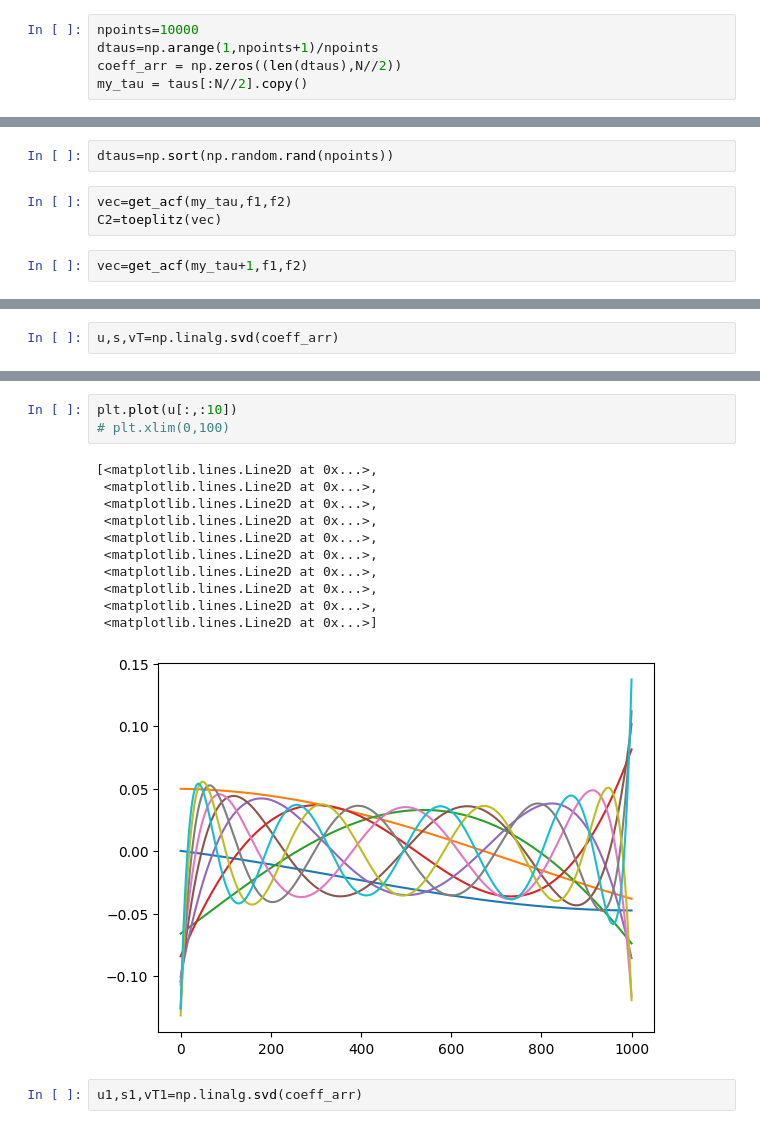
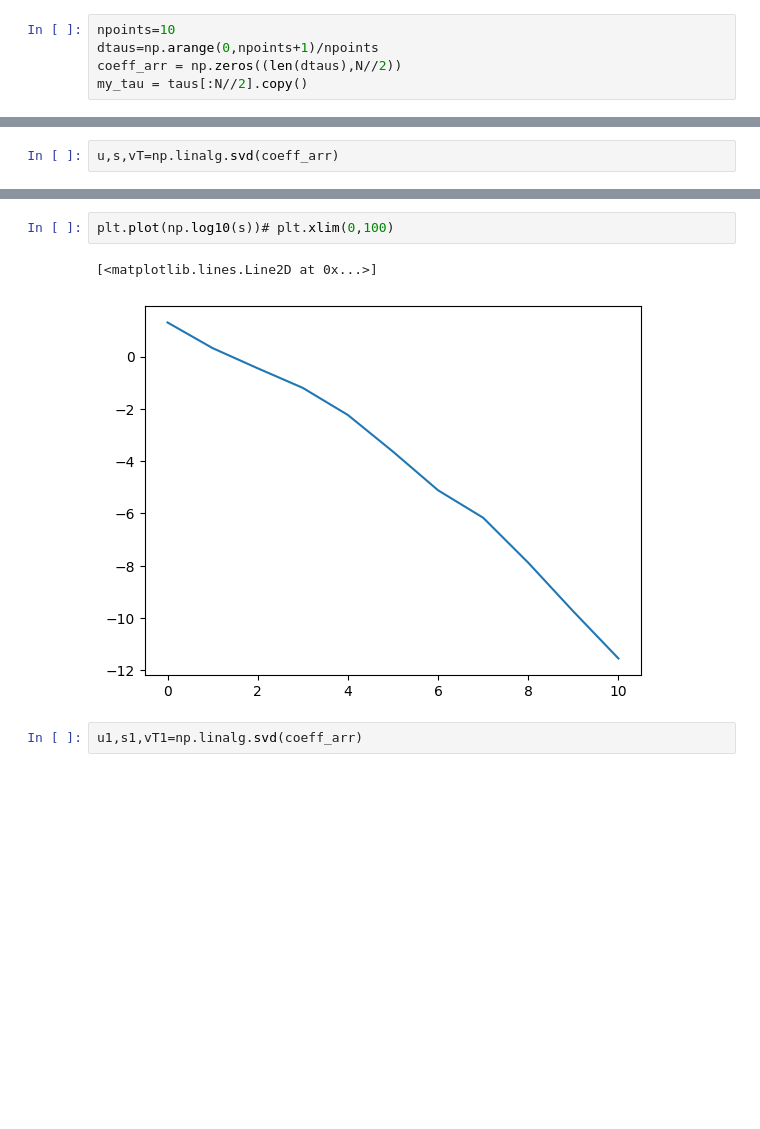
Before and after one commit to mohanagr/braindump, a Jupyter notebook: corr func flicker noise-SVD-data_gen.ipynb, the cells around one changed output, grey strips where cells are left out. Drawn from its saved outputs; the diff is of its cells as text; blank space fills up the shorter version.

```diff
--- a/corr func flicker noise-SVD-data_gen.ipynb
+++ b/corr func flicker noise-SVD-data_gen.ipynb
@@ -128,14 +128,7 @@ array([[ 1.00000000e+00,  5.55493151e-14, -1.09422020e-14, ...,
 # %%
-npoints=10000
-dtaus=np.arange(1,npoints+1)/npoints
+npoints=10
+dtaus=np.arange(0,npoints+1)/npoints
 coeff_arr = np.zeros((len(dtaus),N//2))
 my_tau = taus[:N//2].copy()
 # %%
 dtaus[0]=1e-14
-# %%
-dtaus=np.sort(np.random.rand(npoints))
-# %%
-vec=get_acf(my_tau,f1,f2)
-C2=toeplitz(vec)
-# %%
-vec=get_acf(my_tau+1,f1,f2)
@@ -164,18 +161,8 @@ plt.plot(coeff_arr[:,1])
 # %%
-plt.plot(u[:,:10])
-# plt.xlim(0,100)
+plt.plot(np.log10(s))# plt.xlim(0,100)
 # %% [output]
-[<matplotlib.lines.Line2D at 0x...>,
- <matplotlib.lines.Line2D at 0x...>,
- <matplotlib.lines.Line2D at 0x...>,
- <matplotlib.lines.Line2D at 0x...>,
- <matplotlib.lines.Line2D at 0x...>,
- <matplotlib.lines.Line2D at 0x...>,
- <matplotlib.lines.Line2D at 0x...>,
- <matplotlib.lines.Line2D at 0x...>,
- <matplotlib.lines.Line2D at 0x...>,
- <matplotlib.lines.Line2D at 0x...>]
+[<matplotlib.lines.Line2D at 0x...>]
-[figure, old version]
+[figure, new version]
 # %%
 u1,s1,vT1=np.linalg.svd(coeff_arr)
 # %%
```
Also changed, not shown: parts of 5 cells of this notebook, 3 other files.
